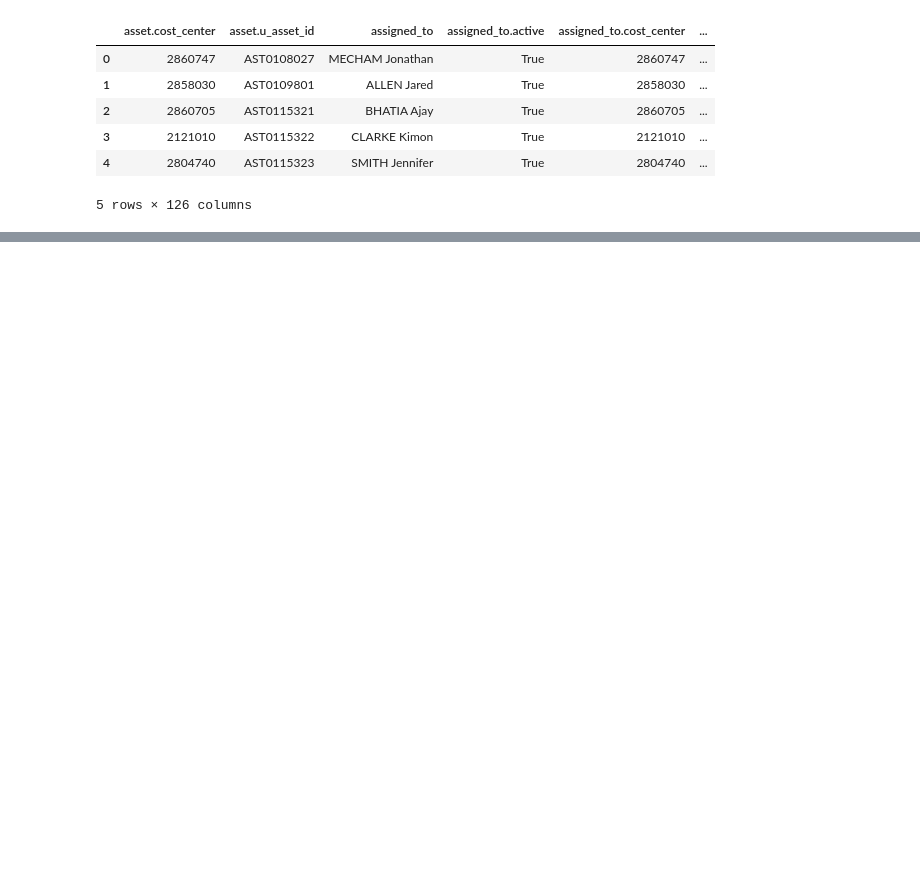
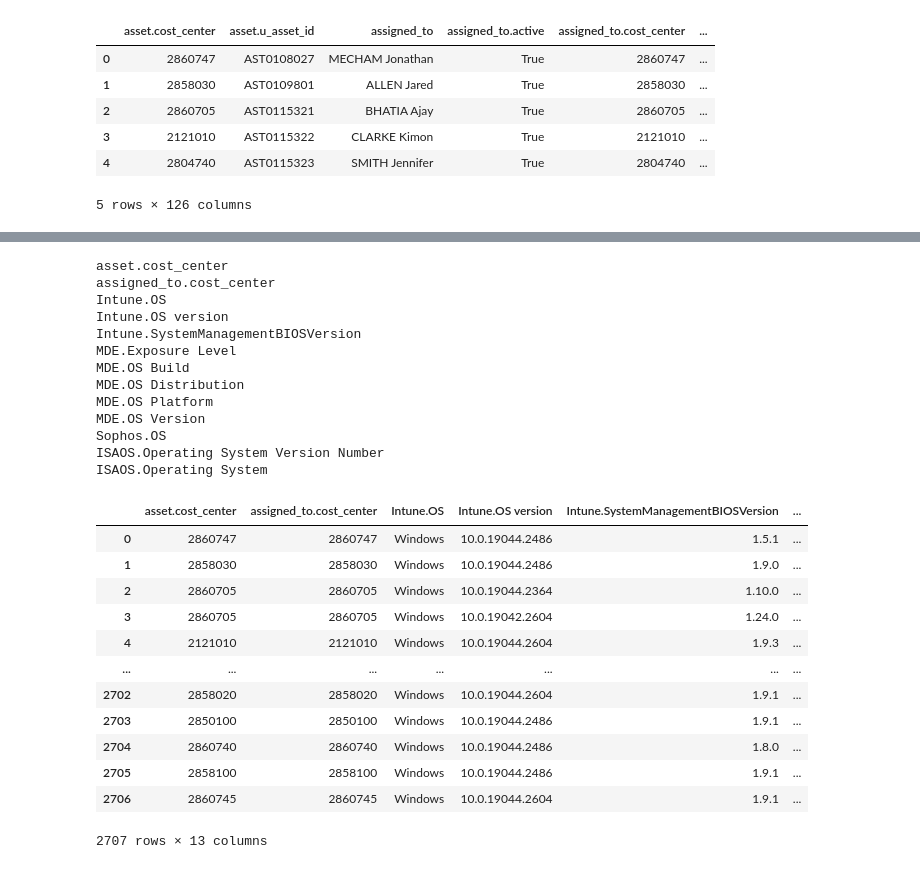
Before and after one commit to JasonSecrestBMX/asset_analysis, a Jupyter notebook: 01-cleanup.ipynb, the cells around one changed output, grey strips where cells are left out. Drawn from its saved outputs; the diff is of its cells as text; code cells hidden in the pictures; blank space fills up the shorter version.

```diff
--- a/01-cleanup.ipynb
+++ b/01-cleanup.ipynb
@@ -77,0 +102,2 @@ assets_df.groupby(['assigned_to.department']).count().describe()
+# %%
+assets_df.drop("ISAOS.Description", axis="columns", inplace=True)
@@ -77,0 +134,42 @@ assets_df.groupby(['assigned_to.department']).count().describe()
+# %%
+def search_in_features(search_pattern:str, case_sensitive = False) -> list[str]:
+    search_list = []
+    for col_name in assets_df.columns:
+        search_area = col_name.split('.').pop(-1)
+        if case_sensitive:
+            result = re.search(search_pattern, search_area, re.IGNORECASE)
+        else:
+            result = re.search(search_pattern, search_area)
+        if result:
+            print(col_name)
+            search_list.append(col_name)
+    return search_list
+# %%
+assets_df.loc[:,search_in_features("OS", True) + search_in_features('Operating System')]
+# %% [output]
+asset.cost_center
+assigned_to.cost_center
+Intune.OS
+Intune.OS version
+Intune.SystemManagementBIOSVersion
+MDE.Exposure Level
+MDE.OS Build
+MDE.OS Distribution
+MDE.OS Platform
+MDE.OS Version
+Sophos.OS
+ISAOS.Operating System Version Number
+ISAOS.Operating System
+|  | asset.cost_center | assigned_to.cost_center | Intune.OS | Intune.OS version | Intune.SystemManagementBIOSVersion | ... |
+| 0 | 2860747 | 2860747 | Windows | 10.0.19044.2486 | 1.5.1 | ... |
+| 1 | 2858030 | 2858030 | Windows | 10.0.19044.2486 | 1.9.0 | ... |
+| 2 | 2860705 | 2860705 | Windows | 10.0.19044.2364 | 1.10.0 | ... |
+| 3 | 2860705 | 2860705 | Windows | 10.0.19042.2604 | 1.24.0 | ... |
+| 4 | 2121010 | 2121010 | Windows | 10.0.19044.2604 | 1.9.3 | ... |
+| ... | ... | ... | ... | ... | ... | ... |
+| 2702 | 2858020 | 2858020 | Windows | 10.0.19044.2604 | 1.9.1 | ... |
+| 2703 | 2850100 | 2850100 | Windows | 10.0.19044.2486 | 1.9.1 | ... |
+| 2704 | 2860740 | 2860740 | Windows | 10.0.19044.2486 | 1.8.0 | ... |
+| 2705 | 2858100 | 2858100 | Windows | 10.0.19044.2486 | 1.9.1 | ... |
+| 2706 | 2860745 | 2860745 | Windows | 10.0.19044.2604 | 1.9.1 | ... |
+2707 rows × 13 columns
```
Also changed, not shown: parts of 9 cells of this notebook.
